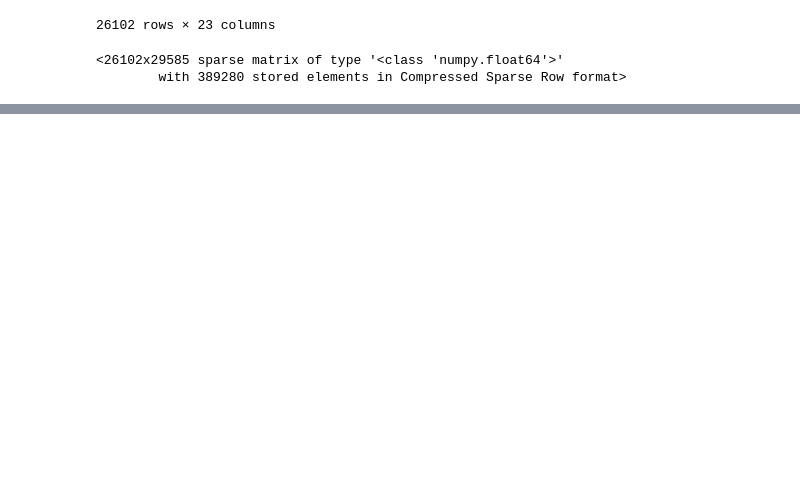
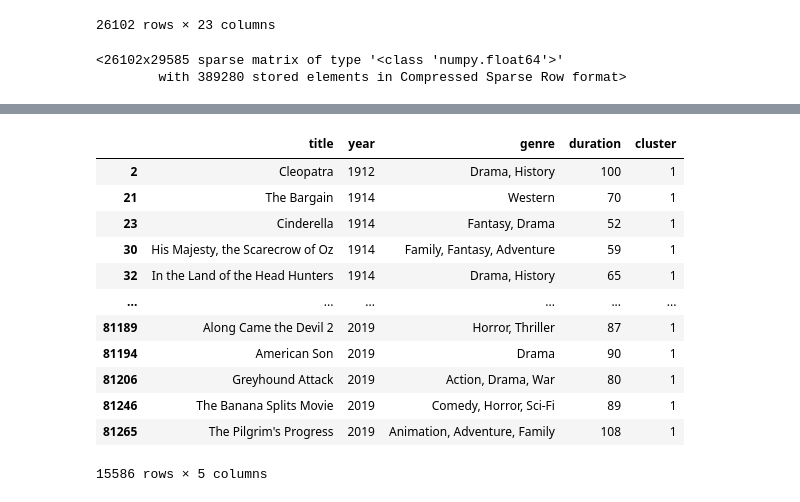
Before and after one commit to guedanie/movie_recommendation_model, a Jupyter notebook: wrangle_notebook.ipynb, the cells around one changed output, grey strips where cells are left out. Saved outputs shown, nothing was run; the diff lists cells and outputs as text; code cells hidden in the pictures; blank space fills up the shorter version.

Commit message:
first round of clustering

```diff
--- a/wrangle_notebook.ipynb
+++ b/wrangle_notebook.ipynb
@@ -352,3 +352,5 @@ from sklearn.cluster import KMeans
 kmeans_4 = KMeans(n_clusters=7)
 # Use fit_predict to cluster the dataset
 predictions_4 = kmeans_4.fit_predict(tfidfs)
+# %%
+df["cluster"] = predictions_4
@@ -354,0 +367,16 @@ predictions_4 = kmeans_4.fit_predict(tfidfs)
+# %%
+df[df.cluster == 1][["title", "year", "genre", "duration", "cluster"]]
+# %% [output]
+|  | title | year | genre | duration | cluster |
+| 2 | Cleopatra | 1912 | Drama, History | 100 | 1 |
+| 21 | The Bargain | 1914 | Western | 70 | 1 |
+| 23 | Cinderella | 1914 | Fantasy, Drama | 52 | 1 |
+| 30 | His Majesty, the Scarecrow of Oz | 1914 | Family, Fantasy, Adventure | 59 | 1 |
+| 32 | In the Land of the Head Hunters | 1914 | Drama, History | 65 | 1 |
+| ... | ... | ... | ... | ... | ... |
+| 81189 | Along Came the Devil 2 | 2019 | Horror, Thriller | 87 | 1 |
+| 81194 | American Son | 2019 | Drama | 90 | 1 |
+| 81206 | Greyhound Attack | 2019 | Action, Drama, War | 80 | 1 |
+| 81246 | The Banana Splits Movie | 2019 | Comedy, Horror, Sci-Fi | 89 | 1 |
+| 81265 | The Pilgrim's Progress | 2019 | Animation, Adventure, Family | 108 | 1 |
+15586 rows × 5 columns
```
Also changed, not shown: parts of 2 cells of this notebook.
